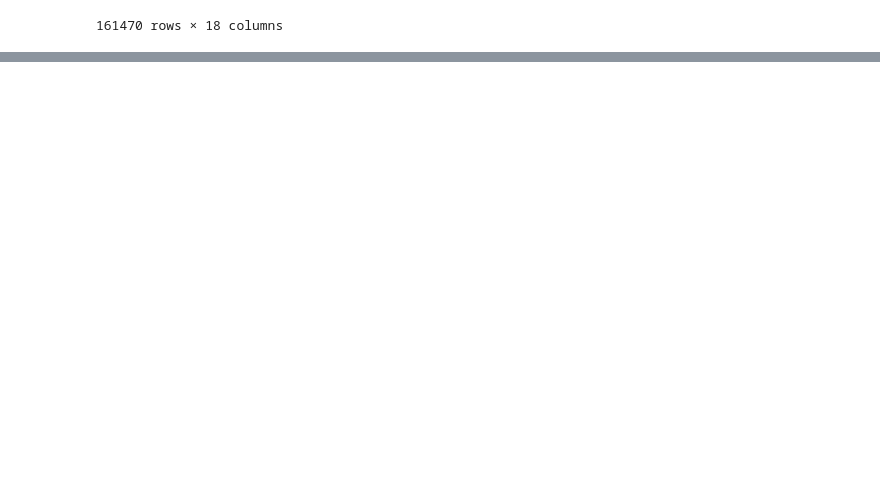
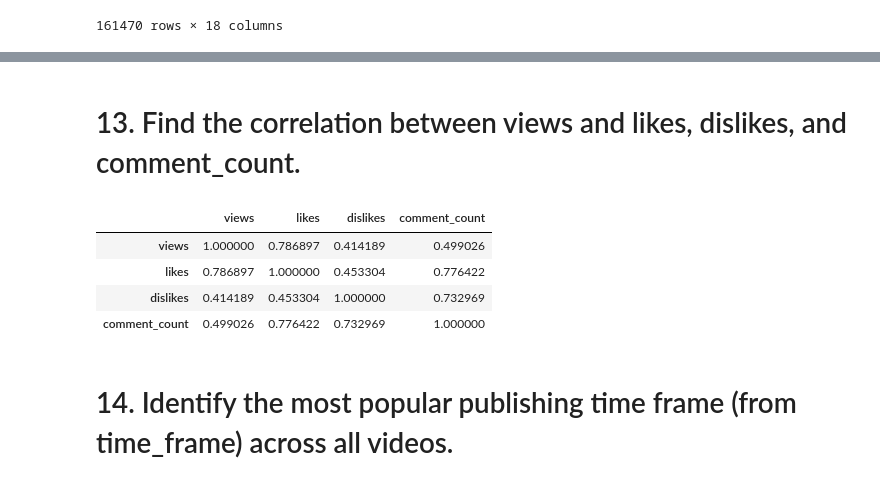
Before and after one commit to ZygimantasB/pandas_training, a Jupyter notebook: youtube/youtube_advanced.ipynb, the cells around one changed output, grey strips where cells are left out. Saved outputs shown, nothing was run; the diff lists cells and outputs as text; code cells hidden in the pictures; blank space fills up the shorter version.

```diff
--- a/youtube/youtube_advanced.ipynb
+++ b/youtube/youtube_advanced.ipynb
@@ -325,0 +397,12 @@ youtube
+# %% [markdown]
+# 13. Find the correlation between views and likes, dislikes, and comment_count.
+# %%
+youtube[['views', 'likes', 'dislikes', 'comment_count']].corr()
+# %% [output]
+|  | views | likes | dislikes | comment_count |
+| views | 1.000000 | 0.786897 | 0.414189 | 0.499026 |
+| likes | 0.786897 | 1.000000 | 0.453304 | 0.776422 |
+| dislikes | 0.414189 | 0.453304 | 1.000000 | 0.732969 |
+| comment_count | 0.499026 | 0.776422 | 0.732969 | 1.000000 |
+# %% [markdown]
+# 14. Identify the most popular publishing time frame (from time_frame) across all videos.
```
Also changed, not shown: parts of 22 cells of this notebook.
